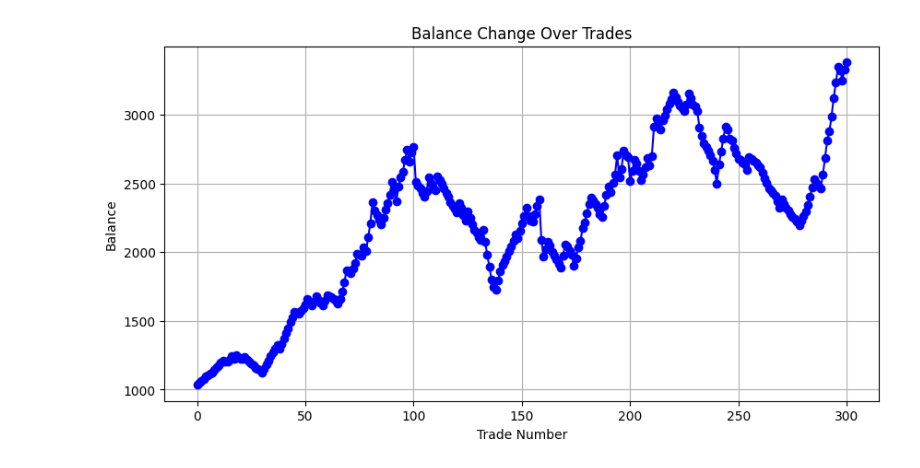
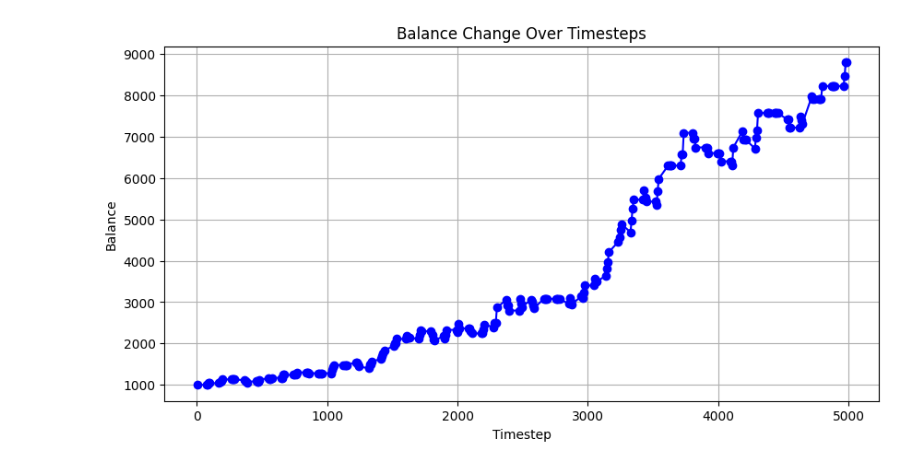
Before and after one commit to HoraceC-Dev/HermesGPT, a Jupyter notebook: app/graph.ipynb, the cells around one changed output. Saved outputs shown, nothing was run; the diff lists cells and outputs as text; code cells hidden in the pictures.

```diff
--- a/app/graph.ipynb
+++ b/app/graph.ipynb
@@ -64,7 +65,7 @@ def htf_agent_operation(htf_df):
             ("system", """
     You are a specialized Forex Market Analyst focusing on higher-timeframe trends using Smart Money Concepts.
     Your job is to:
-    1. Determine the overall trend (bullish, bearish, ranging).
+    1. Determine the overall trend (bullish, bearish, ranging) rate 1-10 how strong the trend is.
     2. Identify major swing points (highs/lows).
     3. Summarize any significant daily order blocks or liquidity zones that are clearly visible (including swing high or low).
 
@@ -228,7 +256,9 @@ data = get_data("15min", 5000)
 in_trade = False
 short_trade = False
 balance = 1000
-margin = 10
+margin = 20
+spread = 0.00015
+comission = 14/1000000
 trade_details = []
 # %%
 def run_sim(trade_detail, df):
@@ -329,5 +365,5 @@ for index, row in data.iterrows():
 # %%
-art_trade_details = []
-for trade in db.trades.find({}).sort("_id", 1):
-    art_trade_details.append(trade["data"])
-    print(trade['data'])
+# art_trade_details = []
+# for trade in db.trades.find({}).sort("_id", 1):
+#     art_trade_details.append(trade["data"])
+#     print(trade['data'])
@@ -360,10 +378,10 @@ average_loss = 0
 average_profit = 0
 num_of_trade = 0
 no_trade_count = 0
-for trade in art_trade_details:
+for trade in trade_details:
     if trade["enter_market"]:
+        print(trade["explanation"])
         num_of_trade += 1
-        print(trade["profit"])
         if trade["profit"] > 0:
             profitable_trades += 1
             if trade["trade_type"] == "long":
@@ -417,16 +435,27 @@ Balance: 3381.1665842872353
 # %%
 import matplotlib.pyplot as plt
 
-# Extract balance after each trade
-balances = [trade["balance_after_trade"] for trade in art_trade_details]
+# Extract balance and corresponding index (timesteps)
+last_balance = 1000
+balances = []
+indices = []
 
-# Plot the balance change
+for trade in trade_details:
+    if trade["enter_market"]:
+        balances.append(trade["balance"])
+        last_balance = balances[-1]
+    else:
+        balances.append(last_balance)
+
+    indices.append(trade["index"])  # Store the timestep
+
+# Plot the balance change with respect to timesteps
 plt.figure(figsize=(10, 5))
-plt.plot(balances, marker='o', linestyle='-', color='b')
-plt.title('Balance Change Over Trades')
-plt.xlabel('Trade Number')
+plt.plot(indices, balances, marker='o', linestyle='-', color='b')
+plt.title('Balance Change Over Timesteps')
+plt.xlabel('Timestep')
 plt.ylabel('Balance')
 plt.grid(True)
 plt.show()
 # %% [output]
-[figure, old version]
+[figure, new version]
```
Also changed, not shown: parts of 8 cells of this notebook, 8 other files.
